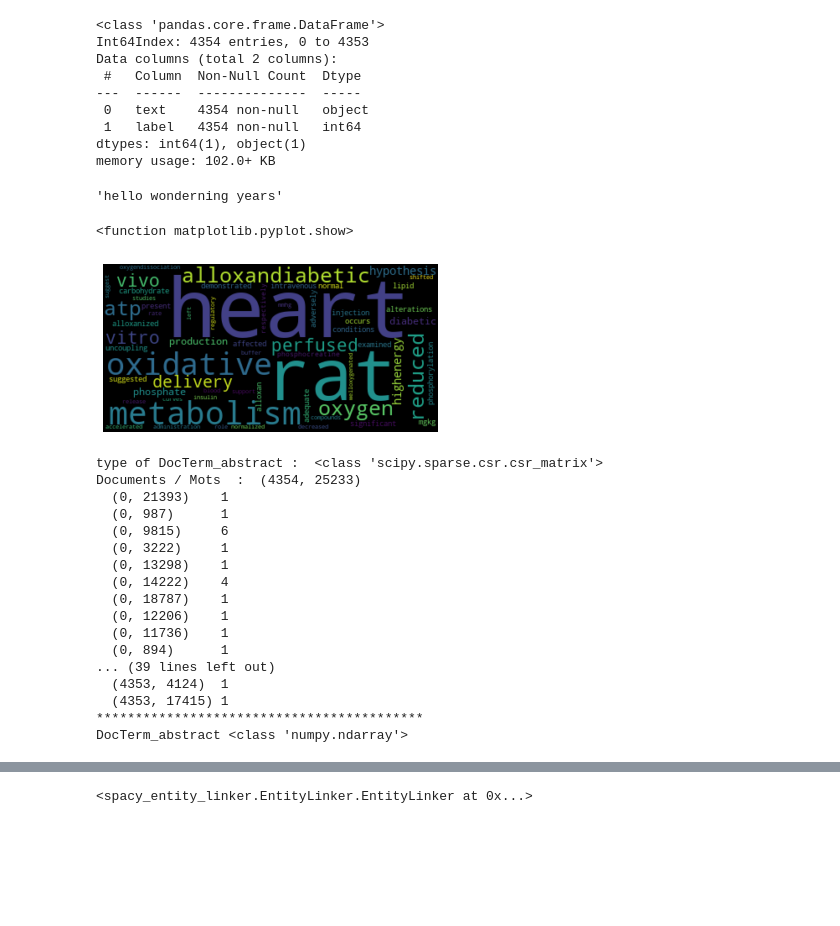
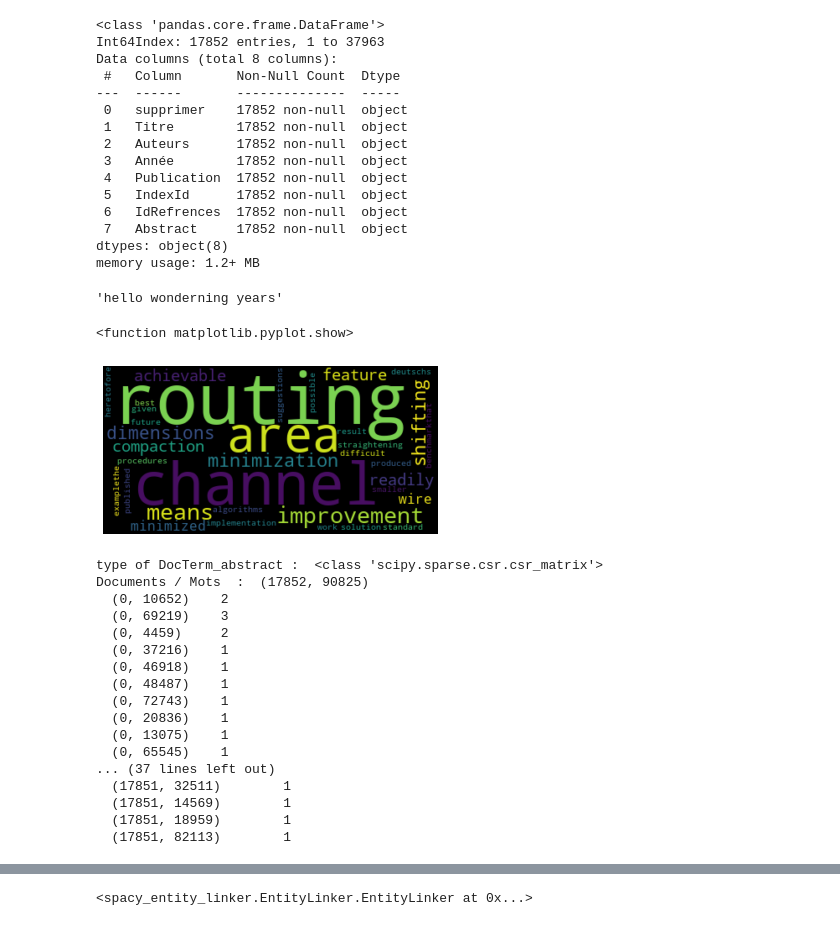
Before and after one commit to Erifai/Bi_Project, a Jupyter notebook: Projet_BI_NLP.ipynb, the cells around one changed output, grey strips where cells are left out. Cells and saved outputs as stored; diff of their text form; code cells hidden in the pictures; blank space fills up the shorter version.

```diff
--- a/Projet_BI_NLP.ipynb
+++ b/Projet_BI_NLP.ipynb
@@ -64,13 +64,23 @@ from functools import reduce
 reading_file = open("/content/DBLP_Subset.txt", "r")
 
 new_file_content = ""
+count = 0
 for line in reading_file:
+
   stripped_line = line.strip()
-  new_line = stripped_line.replace('#c',';').replace('#*','\n;').replace('#c%',';').replace('#t',';').replace('#index',';').replace('#!',';').replace('#@',';')
-  # if (len(new_line)> 2 ):
-  #     if (new_line[2]=="!"):
-  #       new_file_content += new_line +"\n"
-  # else:
+
+  new_line = stripped_line.replace(';',',')
+  if "#!" in new_line :
+    count=0
+  new_line = new_line.replace('#c',';').replace('#*','\n;').replace('#c',';').replace('#t',';').replace('#index',';').replace('#!',';').replace('#@',';')
+  if "#%" in new_line and count==0 :
+    #print(new_line)
+    new_line = new_line.replace('#%',';')
+    #print(new_line)
+
+    count =1
+
+
   new_file_content += new_line
 
 
@@ -111,0 +113,2 @@ Name: label, dtype: int64
+# %%
+df = df.rename(columns={0:"supprimer",1:"Titre",2:"Auteurs",3:"Année",4:"Publication",5:"IndexId",6:"IdRefrences",7:"Abstract"})
@@ -114,14 +133,20 @@ df.dropna(inplace=True)
 df.info()
 # %% [output]
 <class 'pandas.core.frame.DataFrame'>
-Int64Index: 4354 entries, 0 to 4353
-Data columns (total 2 columns):
- #   Column  Non-Null Count  Dtype
----  ------  --------------  -----
- 0   text    4354 non-null   object
- 1   label   4354 non-null   int64
-dtypes: int64(1), object(1)
-memory usage: 102.0+ KB
+Int64Index: 17852 entries, 1 to 37963
+Data columns (total 8 columns):
+ #   Column       Non-Null Count  Dtype
+---  ------       --------------  -----
+ 0   supprimer    17852 non-null  object
+ 1   Titre        17852 non-null  object
+ 2   Auteurs      17852 non-null  object
+ 3   Année        17852 non-null  object
+ 4   Publication  17852 non-null  object
+ 5   IndexId      17852 non-null  object
+ 6   IdRefrences  17852 non-null  object
+ 7   Abstract     17852 non-null  object
+dtypes: object(8)
+memory usage: 1.2+ MB
 # %%
 
 #punctuations
@@ -157,19 +182,19 @@ clean_text("hello it's me , i was wonderning   https://jahdjadad.com     if afte
 'hello wonderning years'
 # %%
 
-abstract = df.text.to_list()
+abstract = df.Abstract.to_list()
 abstracts_cleaned = [clean_text(x) for x in abstract]
 #wordcloud for one document
 text = abstracts_cleaned[0]
 #Creat and generate a wordcloud image :
 wordcloud = WordCloud().generate(text)
 #Display the generated image
 plt.imshow(wordcloud, interpolation= 'bilinear')
 plt.axis("off")
 plt.show
 # %% [output]
 <function matplotlib.pyplot.show>
-[figure, old version]
+[figure, new version]
 # %%
 from sklearn.feature_extraction.text import CountVectorizer
 abstracts_cleaned = [clean_text(x) for x in abstract]
@@ -185,22 +210,22 @@ print("******************************************")
 print('DocTerm_abstract', type(DocTerm_abstract))
 # %% [output]
 type of DocTerm_abstract :  <class 'scipy.sparse.csr.csr_matrix'>
-Documents / Mots  :  (4354, 25233)
-  (0, 21393)    1
-  (0, 987)      1
-  (0, 9815)     6
-  (0, 3222)     1
-  (0, 13298)    1
-  (0, 14222)    4
-  (0, 18787)    1
-  (0, 12206)    1
-  (0, 11736)    1
-  (0, 894)      1
-... (39 lines left out)
-  (4353, 4124)  1
-  (4353, 17415) 1
-******************************************
-DocTerm_abstract <class 'numpy.ndarray'>
+Documents / Mots  :  (17852, 90825)
+  (0, 10652)    2
+  (0, 69219)    3
+  (0, 4459)     2
+  (0, 37216)    1
+  (0, 46918)    1
+  (0, 48487)    1
+  (0, 72743)    1
+  (0, 20836)    1
+  (0, 13075)    1
+  (0, 65545)    1
+... (37 lines left out)
+  (17851, 32511)        1
+  (17851, 14569)        1
+  (17851, 18959)        1
+  (17851, 82113)        1
 # %%
 #Get Words List
 print(vectorizer.get_feature_names())
```
Also changed, not shown: parts of 8 cells of this notebook.
